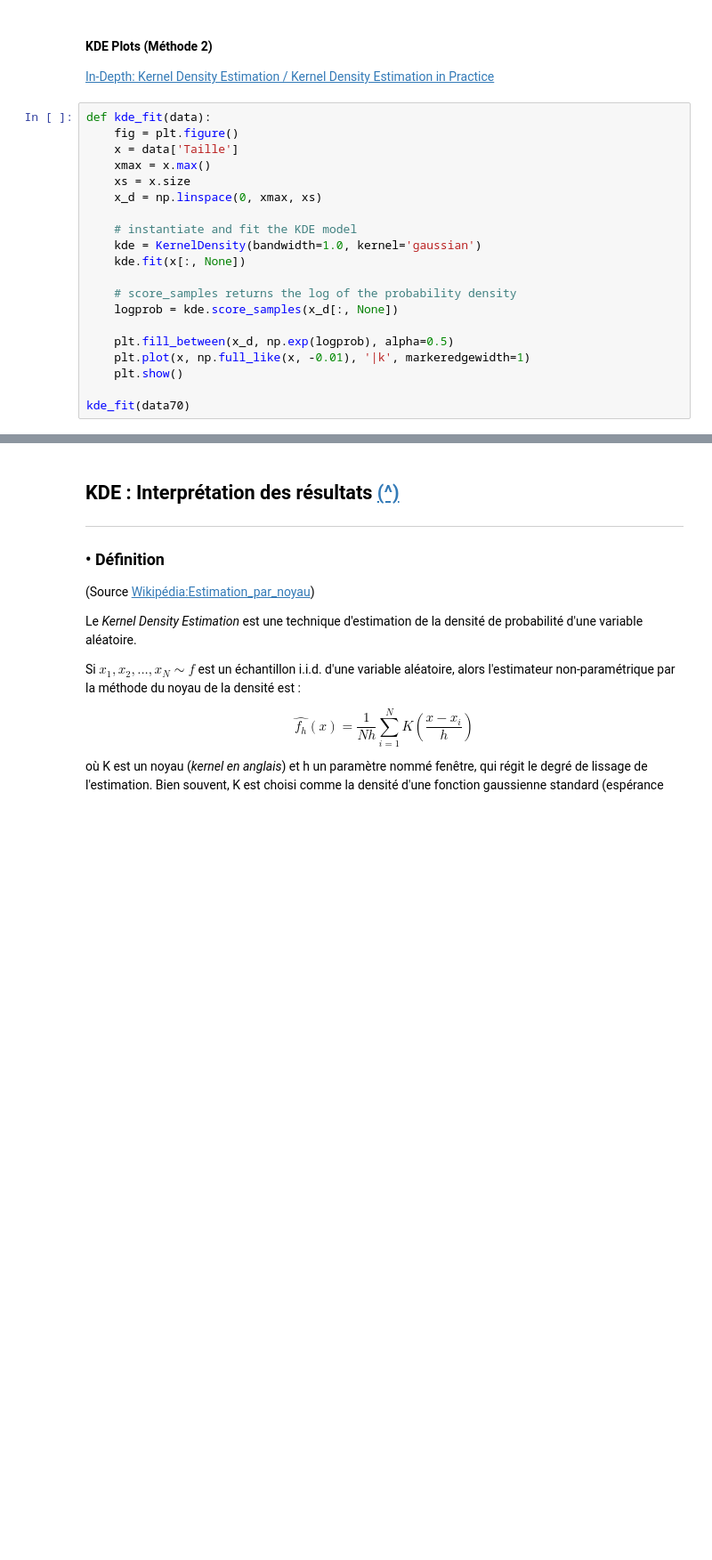
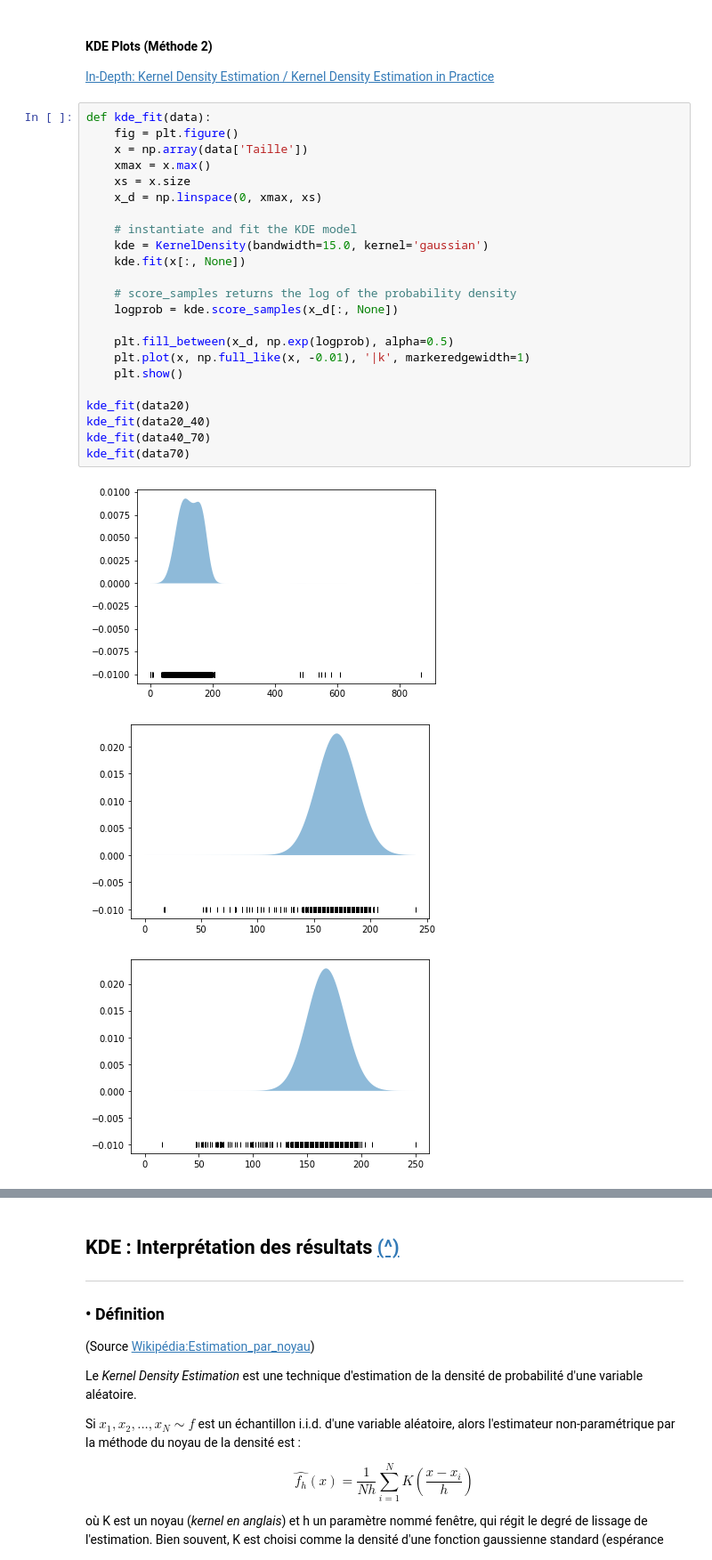
Before and after one commit to ldancelme/clb_notebooks, a Jupyter notebook: groups_taille.ipynb, the cells around one changed output, grey strips where cells are left out. Shown: that part at 89% size. Saved outputs shown, nothing was run; the diff lists cells and outputs as text; blank space fills up the shorter version.

```diff
--- a/groups_taille.ipynb
+++ b/groups_taille.ipynb
@@ -225,20 +225,27 @@ plt.tight_layout(pad=1)
 # %%
 def kde_fit(data):
     fig = plt.figure()
-    x = data['Taille']
+    x = np.array(data['Taille'])
     xmax = x.max()
     xs = x.size
     x_d = np.linspace(0, xmax, xs)
 
     # instantiate and fit the KDE model
-    kde = KernelDensity(bandwidth=1.0, kernel='gaussian')
+    kde = KernelDensity(bandwidth=15.0, kernel='gaussian')
     kde.fit(x[:, None])
 
     # score_samples returns the log of the probability density
     logprob = kde.score_samples(x_d[:, None])
 
     plt.fill_between(x_d, np.exp(logprob), alpha=0.5)
     plt.plot(x, np.full_like(x, -0.01), '|k', markeredgewidth=1)
     plt.show()
 
+kde_fit(data20)
+kde_fit(data20_40)
+kde_fit(data40_70)
 kde_fit(data70)
+# %% [output]
+[figure, added]
+[figure, added]
+[figure, added]
```
Also changed, not shown: parts of 4 cells of this notebook, 1 other file.
